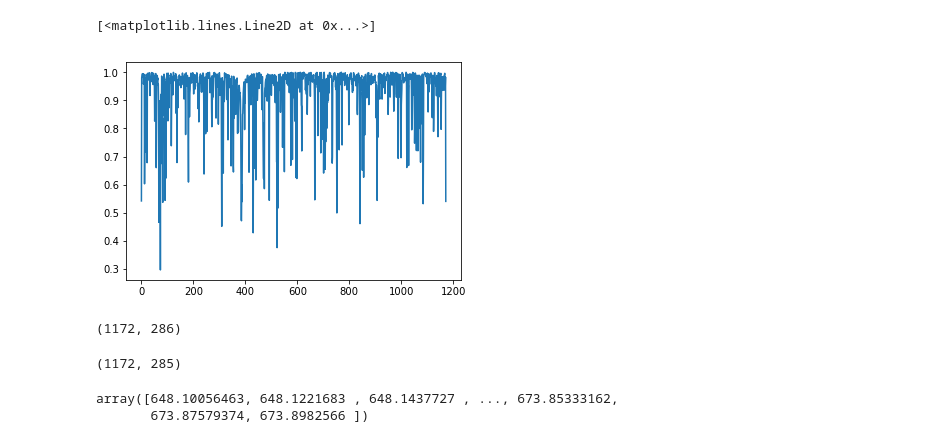
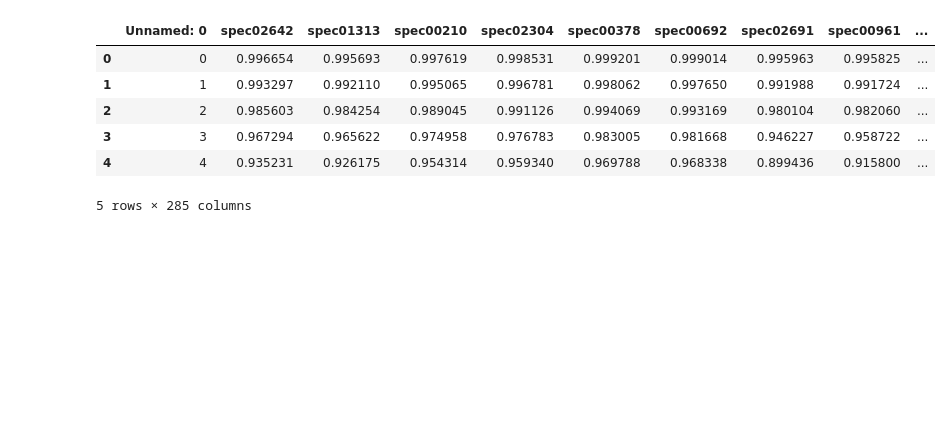
Before and after one commit to errai34/DeepSpectra, a Jupyter notebook: notebooks/spectra_utils.ipynb, the cells around one changed output. Drawn from its saved outputs; the diff is of its cells as text; code cells hidden in the pictures; blank space fills up the shorter version.

```diff
--- a/notebooks/spectra_utils.ipynb
+++ b/notebooks/spectra_utils.ipynb
@@ -4,4 +10,3 @@ import numpy as np
 # %%
-spectra = pd.read_csv('../data/mini_batch_spectra.csv')
-
-spectra
+spectra = pd.read_csv('../data/jo_galah_batch_training.csv')
+waves = np.loadtxt('../data/galah_wavelength.npy')
@@ -22,22 +13,10 @@ spectra
-# %%
-import matplotlib.pyplot as plt
-
-plt.plot(spectra['spectrum1'])
-# %% [output]
-[<matplotlib.lines.Line2D at 0x...>]
-[figure, removed]
-# %%
-spectra = spectra.to_numpy()
-print(spectra.shape)
-spectra = spectra[:, 1:]
-# %% [output]
-(1172, 286)
-# %%
-print(spectra.shape)
-# %% [output]
-(1172, 285)
 # %%
-spectra[:,0]
+spectra.head()
 # %% [output]
+|  | Unnamed: 0 | spec02642 | spec01313 | spec00210 | spec02304 | spec00378 | spec00692 | spec02691 | spec00961 | ... |
+| 0 | 0 | 0.996654 | 0.995693 | 0.997619 | 0.998531 | 0.999201 | 0.999014 | 0.995963 | 0.995825 | ... |
+| 1 | 1 | 0.993297 | 0.992110 | 0.995065 | 0.996781 | 0.998062 | 0.997650 | 0.991988 | 0.991724 | ... |
+| 2 | 2 | 0.985603 | 0.984254 | 0.989045 | 0.991126 | 0.994069 | 0.993169 | 0.980104 | 0.982060 | ... |
+| 3 | 3 | 0.967294 | 0.965622 | 0.974958 | 0.976783 | 0.983005 | 0.981668 | 0.946227 | 0.958722 | ... |
+| 4 | 4 | 0.935231 | 0.926175 | 0.954314 | 0.959340 | 0.969788 | 0.968338 | 0.899436 | 0.915800 | ... |
-array([648.10056463, 648.1221683 , 648.1437727 , ..., 673.85333162,
-       673.87579374, 673.8982566 ])
+5 rows × 285 columns
```
Also changed, not shown: parts of 15 cells of this notebook, 17 other files.
